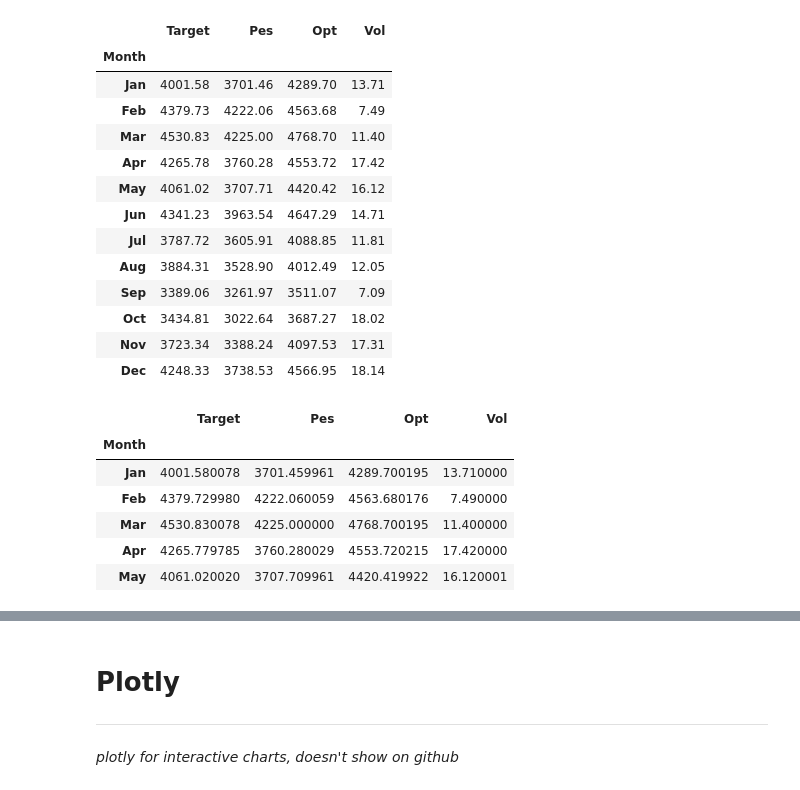
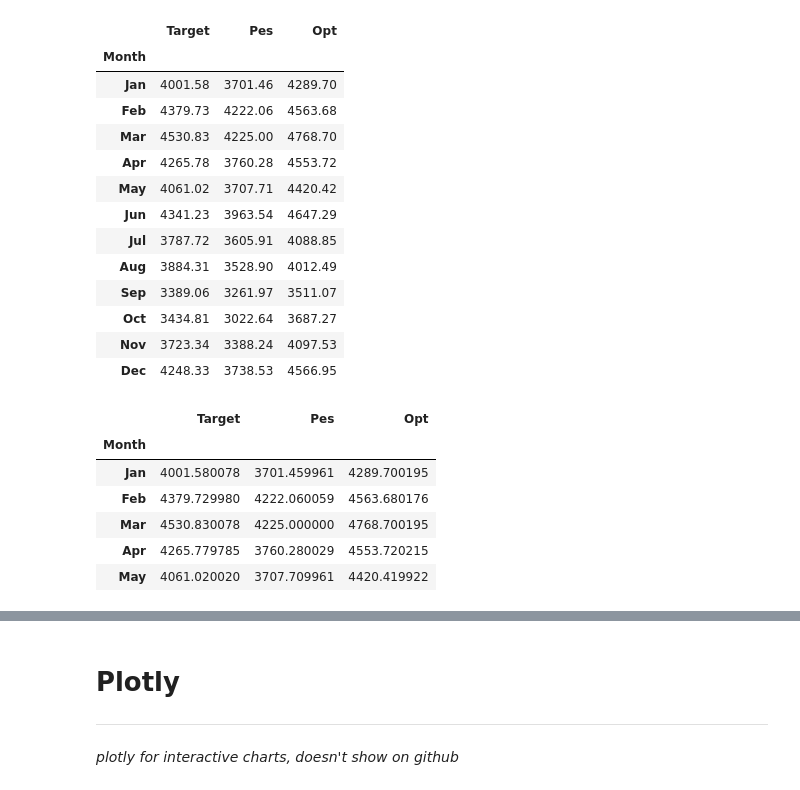
Before and after one commit to attila5287/scrap_and_dataviz, a Jupyter notebook: scrap_and_frame.ipynb, the cells around one changed output, grey strips where cells are left out. Cells and saved outputs as stored; diff of their text form; code cells hidden in the pictures.

```diff
--- a/scrap_and_frame.ipynb
+++ b/scrap_and_frame.ipynb
@@ -25,42 +18,43 @@ thead = table.find_all('thead')[0]
 # %%
 d = {}
 for header in thead.find_all('th'):
     pass
     column_name = header.text.replace('.','')\
                               .replace('%','')\
                               .replace(',','')\
                               .strip()
     d[column_name] = []
 #     d
 
 tbody = table.find_all('tbody')[0]
 
 for row in tbody.find_all('tr'):
     pass
     cells = [ td for td in row.find_all('td')]
     cells = [ td.text for td in cells ]
     for td, column_name in zip(cells, d):
         pass
         d[column_name].append(td.replace(' ','')\
                                  .replace('%', '')
                              )
 df = pd.DataFrame(d).set_index('Month')
+df.drop(columns = ['Vol'], inplace=True)
 df
 # %% [output]
-|  | Target | Pes | Opt | Vol |
-| Month |  |  |  |  |
-| Jan | 4001.58 | 3701.46 | 4289.70 | 13.71 |
-| Feb | 4379.73 | 4222.06 | 4563.68 | 7.49 |
-| Mar | 4530.83 | 4225.00 | 4768.70 | 11.40 |
-| Apr | 4265.78 | 3760.28 | 4553.72 | 17.42 |
-| May | 4061.02 | 3707.71 | 4420.42 | 16.12 |
-| Jun | 4341.23 | 3963.54 | 4647.29 | 14.71 |
-| Jul | 3787.72 | 3605.91 | 4088.85 | 11.81 |
-| Aug | 3884.31 | 3528.90 | 4012.49 | 12.05 |
-| Sep | 3389.06 | 3261.97 | 3511.07 | 7.09 |
-| Oct | 3434.81 | 3022.64 | 3687.27 | 18.02 |
-| Nov | 3723.34 | 3388.24 | 4097.53 | 17.31 |
-| Dec | 4248.33 | 3738.53 | 4566.95 | 18.14 |
+|  | Target | Pes | Opt |
+| Month |  |  |  |
+| Jan | 4001.58 | 3701.46 | 4289.70 |
+| Feb | 4379.73 | 4222.06 | 4563.68 |
+| Mar | 4530.83 | 4225.00 | 4768.70 |
+| Apr | 4265.78 | 3760.28 | 4553.72 |
+| May | 4061.02 | 3707.71 | 4420.42 |
+| Jun | 4341.23 | 3963.54 | 4647.29 |
+| Jul | 3787.72 | 3605.91 | 4088.85 |
+| Aug | 3884.31 | 3528.90 | 4012.49 |
+| Sep | 3389.06 | 3261.97 | 3511.07 |
+| Oct | 3434.81 | 3022.64 | 3687.27 |
+| Nov | 3723.34 | 3388.24 | 4097.53 |
+| Dec | 4248.33 | 3738.53 | 4566.95 |
 # %%
 for column in df.columns:
     pass
@@ -69,10 +63,10 @@ for column in df.columns:
 df.dtypes
 df.head()
 # %% [output]
-|  | Target | Pes | Opt | Vol |
-| Month |  |  |  |  |
-| Jan | 4001.580078 | 3701.459961 | 4289.700195 | 13.710000 |
-| Feb | 4379.729980 | 4222.060059 | 4563.680176 | 7.490000 |
-| Mar | 4530.830078 | 4225.000000 | 4768.700195 | 11.400000 |
-| Apr | 4265.779785 | 3760.280029 | 4553.720215 | 17.420000 |
-| May | 4061.020020 | 3707.709961 | 4420.419922 | 16.120001 |
+|  | Target | Pes | Opt |
+| Month |  |  |  |
+| Jan | 4001.580078 | 3701.459961 | 4289.700195 |
+| Feb | 4379.729980 | 4222.060059 | 4563.680176 |
+| Mar | 4530.830078 | 4225.000000 | 4768.700195 |
+| Apr | 4265.779785 | 3760.280029 | 4553.720215 |
+| May | 4061.020020 | 3707.709961 | 4420.419922 |
```
Also changed, not shown: parts of 5 cells of this notebook.
